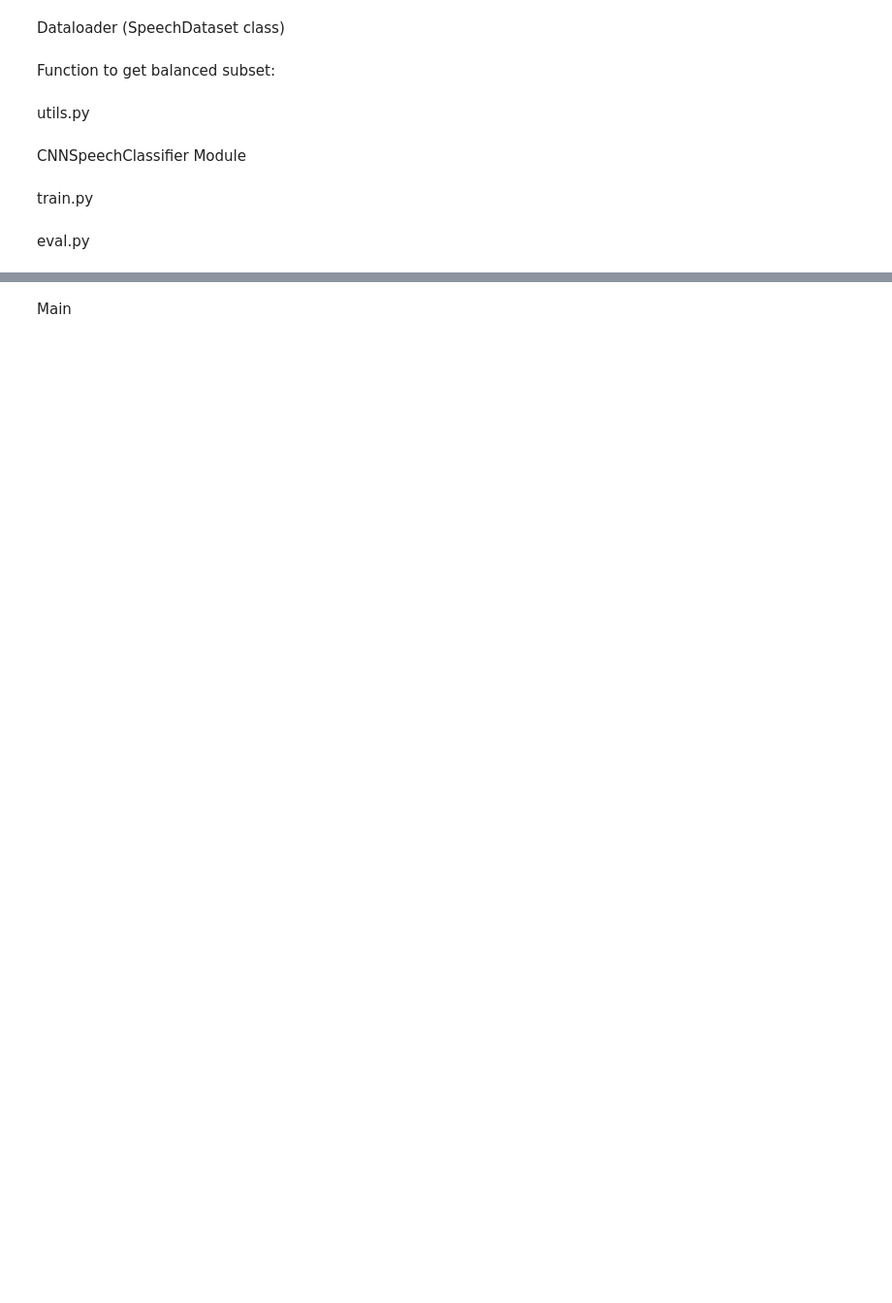
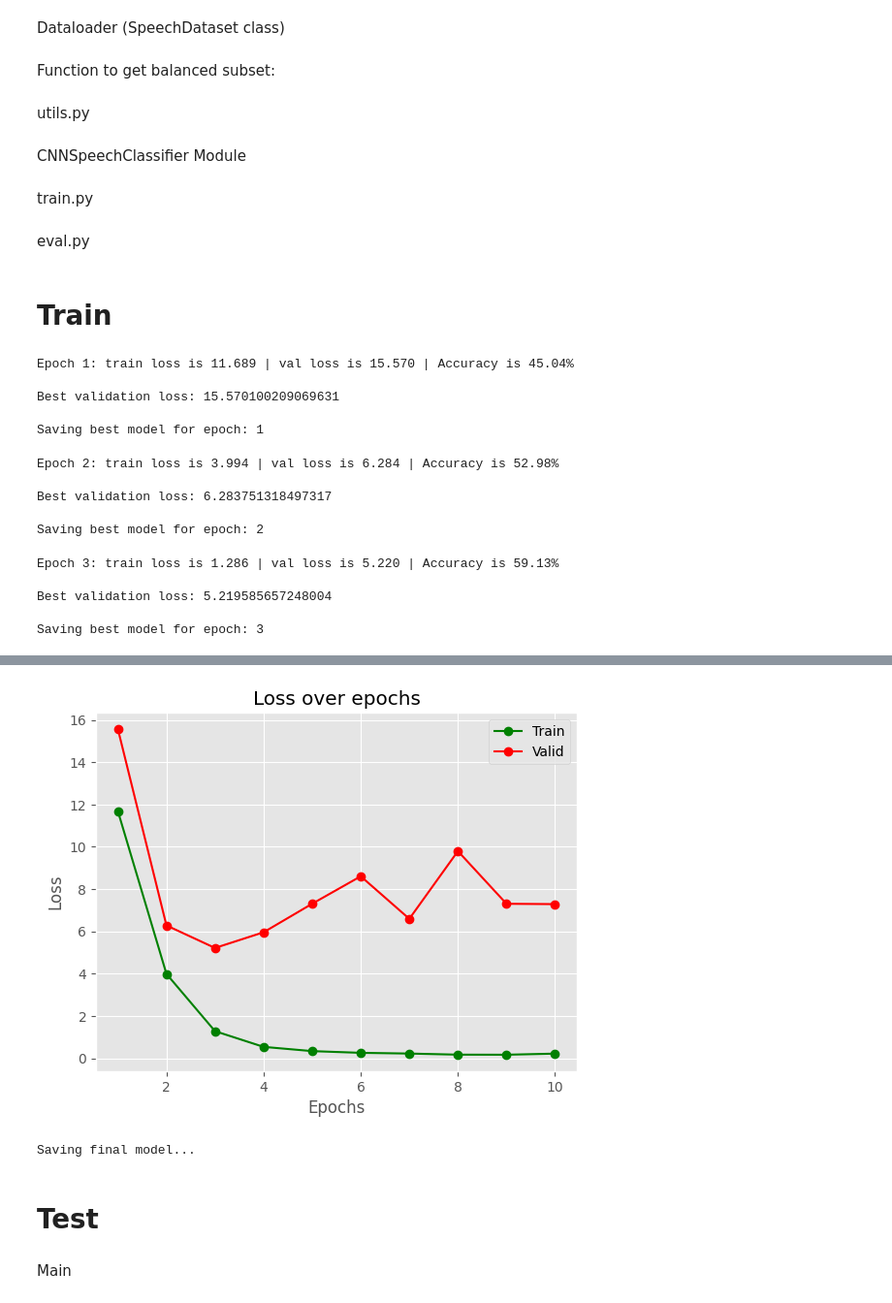
Before and after one commit to Zappandy/spoken_language_detector, a Jupyter notebook: Notebook_for_Paul.ipynb, the cells around one changed output, grey strips where cells are left out. Shown at 97% size. Drawn from its saved outputs; the diff is of its cells as text; code cells hidden in the pictures; blank space fills up the shorter version.

```diff
--- a/Notebook_for_Paul.ipynb
+++ b/Notebook_for_Paul.ipynb
@@ -26,7 +29,10 @@ Dataloader (SpeechDataset class)
 class SpeechDataset(Dataset):
 
     def __init__(self, flac_dir, load_method):
-        self.audio_path_list = sorted(self.find_files(flac_dir))  # do we need them to be sorted?
+        """
+        :flac_dir
+        """
+        self.audio_path_list = sorted(self.find_files(flac_dir))
         methods = {"librosa": self.librosa_flac2melspec, "soundfile": self.sf_loader, "torchaudio": self.torch_flac2melspec}
         self.labels = {"es": 0, "en": 1, "de": 2}
         self.languages = {v: k for k, v in self.labels.items()}
@@ -296,7 +303,7 @@ class MyTrainer:
         self.model = copy.deepcopy(model)
         self.model.to(self.device)
         self.model.train()
-        lr = 1e-4  # 1e-4 best so far?
+        lr = 5e-4  # 5e-4 best so far?
         self.optimizer = AdamW(self.model.parameters(), lr=lr)
 
     def train_loop(self, train_data, val_data, epochs=10, verbose=True, visual=False):
@@ -339,3 +346,39 @@ class MyTrainer:
         print(f"Epoch {epoch+1}: train loss is {train_loss:.3f} | val loss is {val_loss:.3f} | Accuracy is {acc:.2f}%")
 # %% [markdown]
 eval.py
+# %% [markdown]
+# Train
+# %%
+train_dir = "./Dataset/train/train"
+train_data = SpeechDataset(train_dir, "librosa")
+
+train_size = int(len(train_data) * 0.8)
+val_size = len(train_data) - train_size
+
+train_data, val_data = random_split(train_data, [train_size, val_size], generator=torch.Generator().manual_seed(SEED))
+train_dataloader = DataLoader(train_data, batch_size=8, shuffle=True)
+val_dataloader = DataLoader(val_data, batch_size=8, shuffle=True)
+# %%
+CNN_model = CNNSpeechClassifier(channel_inputs=1, num_channels1=16,
+                                num_channels2=32, kernel_size=2,
+                                kernel_pool=2, padding=0, num_classes=3)
+
+
+trainer = MyTrainer(CNN_model)
+trainer.train_loop(train_dataloader, val_dataloader, visual=True)
+# %% [output]
+Epoch 1: train loss is 11.689 | val loss is 15.570 | Accuracy is 45.04%
+
+Best validation loss: 15.570100209069631
+
+Saving best model for epoch: 1
+Epoch 2: train loss is 3.994 | val loss is 6.284 | Accuracy is 52.98%
+
+Best validation loss: 6.283751318497317
+
+Saving best model for epoch: 2
+Epoch 3: train loss is 1.286 | val loss is 5.220 | Accuracy is 59.13%
+
+Best validation loss: 5.219585657248004
+
+Saving best model for epoch: 3
@@ -342 +392,5 @@ eval.py
+[figure, added]
+Saving final model...
+# %% [markdown]
+# Test
 # %%
```
Also changed, not shown: parts of 7 cells of this notebook, 2 other files.
